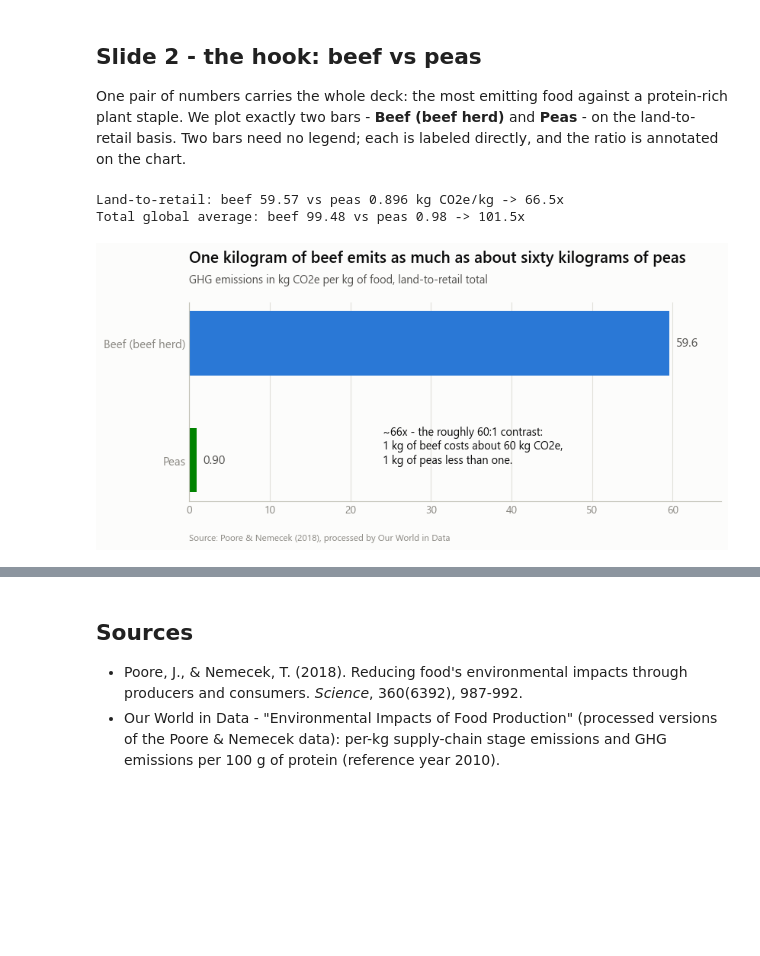
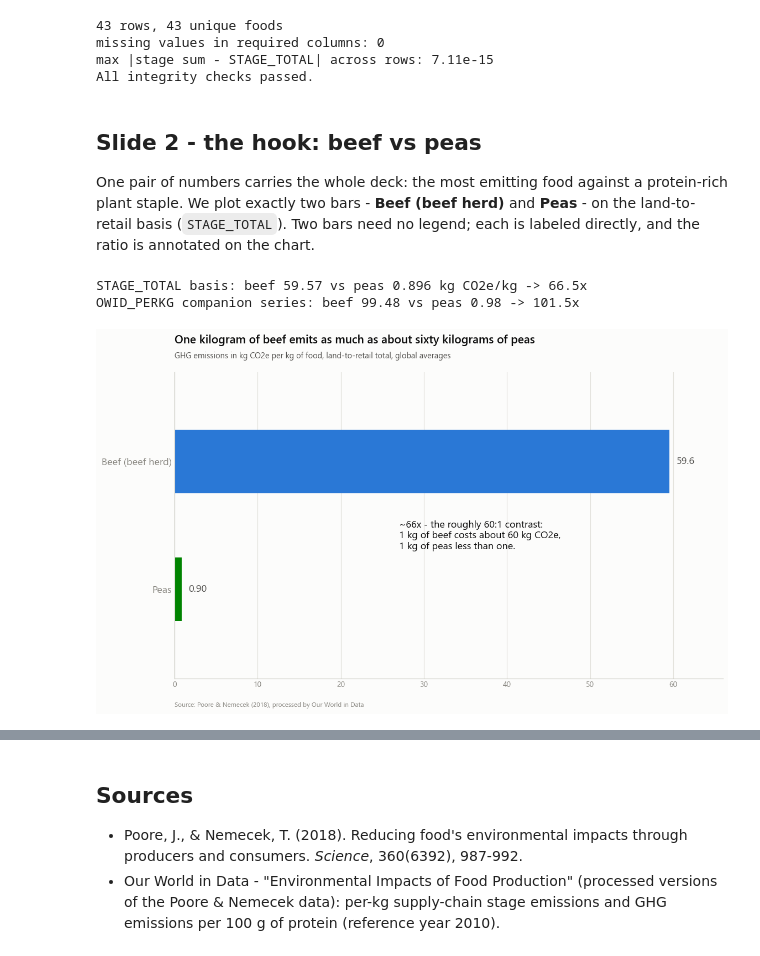
Before and after one commit to dombondyra/JH-2026-Final-Project, a Jupyter notebook: notebooks/01_food_emissions.ipynb, the cells around one changed output, grey strips where cells are left out. Cells and saved outputs as stored; diff of their text form; code cells hidden in the pictures; blank space fills up the shorter version.

```diff
--- a/notebooks/01_food_emissions.ipynb
+++ b/notebooks/01_food_emissions.ipynb
@@ -135,14 +143,17 @@ def cat_legend(ax, loc='lower right'):
               handlelength=1.2, handleheight=0.9)
 # %%
 perkg = pd.read_csv(DATA / 'Food_Product_Emissions.csv')
-TOTAL = 'Total from Land to Retail'                       # the project basis column
-AVG = 'Total Global Average GHG Emissions per kg'         # includes post-retail losses
+
+# The two totals carried by the source file, kept as separate named measures.
+# The repository does not document the exact scope difference between them.
+STAGE_TOTAL = 'Total from Land to Retail'                  # basis for all stage-column analyses
+OWID_PERKG = 'Total Global Average GHG Emissions per kg'   # companion global-average per-kg series
 
 perkg['Category'] = np.where(perkg['Food product'].isin(ANIMAL),
                              'Animal-based', 'Plant-based')
 
-print(f"{len(perkg)} foods | missing values: {int(perkg.isna().sum().sum())}")
+print(f"{len(perkg)} foods")
 print(perkg['Category'].value_counts().to_string())
-perkg.sort_values(TOTAL, ascending=False)[
-    ['Food product', 'Category', TOTAL, AVG]].head(8)
+perkg.sort_values(STAGE_TOTAL, ascending=False)[
+    ['Food product', 'Category', STAGE_TOTAL, OWID_PERKG]].head(8)
 # %% [output]
@@ -159,54 +170,83 @@ Animal-based    10
 | 12 | Coffee | Plant-based | 16.477 | 28.53 |
 | 35 | Shrimps (farmed) | Animal-based | 11.854 | 26.87 |
 | 27 | Palm Oil | Plant-based | 7.605 | 7.32 |
+# %%
+# Data integrity checks - each assert raises if the source data changes shape or content.
+STAGES = ['Land Use Change', 'Feed', 'Farm', 'Processing', 'Transport', 'Packaging', 'Retail']
+REQUIRED = ['Food product'] + STAGES + [STAGE_TOTAL, OWID_PERKG]
+
+# (a) exactly 43 foods, all unique
+n_unique = perkg['Food product'].nunique()
+print(f'{len(perkg)} rows, {n_unique} unique foods')
+assert len(perkg) == 43 and n_unique == 43, 'expected exactly 43 unique foods'
+
+# (b) no missing values in any required column
+n_missing = int(perkg[REQUIRED].isna().sum().sum())
+print(f'missing values in required columns: {n_missing}')
+assert n_missing == 0, 'missing values found in required columns'
+
+# (c) the seven stage columns sum to STAGE_TOTAL for every row
+stage_sum = perkg[STAGES].sum(axis=1)
+max_diff = float((stage_sum - perkg[STAGE_TOTAL]).abs().max())
+print(f'max |stage sum - STAGE_TOTAL| across rows: {max_diff:.2e}')
+assert np.isclose(stage_sum, perkg[STAGE_TOTAL], rtol=1e-6, atol=1e-6).all(), \
+    'stage columns do not sum to STAGE_TOTAL within tolerance'
+
+print('All integrity checks passed.')
+# %% [output]
+43 rows, 43 unique foods
+missing values in required columns: 0
+max |stage sum - STAGE_TOTAL| across rows: 7.11e-15
+All integrity checks passed.
 # %% [markdown]
 ## Slide 2 - the hook: beef vs peas
 
 One pair of numbers carries the whole deck: the most emitting food against a protein-rich
 plant staple. We plot exactly two bars - **Beef (beef herd)** and **Peas** - on the
-land-to-retail basis. Two bars need no legend; each is labeled directly, and the ratio
-is annotated on the chart.
+land-to-retail basis (`STAGE_TOTAL`). Two bars need no legend; each is labeled directly,
+and the ratio is annotated on the chart.
 # %%
-beef = perkg.loc[perkg['Food product'] == 'Beef (beef herd)', TOTAL].iloc[0]
-peas = perkg.loc[perkg['Food product'] == 'Peas', TOTAL].iloc[0]
+beef = perkg.loc[perkg['Food product'] == 'Beef (beef herd)', STAGE_TOTAL].iloc[0]
+peas = perkg.loc[perkg['Food product'] == 'Peas', STAGE_TOTAL].iloc[0]
 ratio = beef / peas
 
-beef_avg = perkg.loc[perkg['Food product'] == 'Beef (beef herd)', AVG].iloc[0]
-peas_avg = perkg.loc[perkg['Food product'] == 'Peas', AVG].iloc[0]
+beef_avg = perkg.loc[perkg['Food product'] == 'Beef (beef herd)', OWID_PERKG].iloc[0]
+peas_avg = perkg.loc[perkg['Food product'] == 'Peas', OWID_PERKG].iloc[0]
 ratio_avg = beef_avg / peas_avg
 
-print(f'Land-to-retail: beef {beef:.2f} vs peas {peas:.3f} kg CO2e/kg -> {ratio:.1f}x')
-print(f'Total global average: beef {beef_avg:.2f} vs peas {peas_avg:.2f} -> {ratio_avg:.1f}x')
+print(f'STAGE_TOTAL basis: beef {beef:.2f} vs peas {peas:.3f} kg CO2e/kg -> {ratio:.1f}x')
+print(f'OWID_PERKG companion series: beef {beef_avg:.2f} vs peas {peas_avg:.2f} -> {ratio_avg:.1f}x')
 
-fig, ax = plt.subplots(figsize=(9, 3.4))
+fig, ax = plt.subplots(figsize=(12.8, 7.2))
 foods = ['Peas', 'Beef (beef herd)']          # beef ends up on top
 vals = [peas, beef]
-ax.barh(foods, vals, height=0.55, color=[GREEN, BLUE])
+ax.barh(foods, vals, height=0.5, color=[GREEN, BLUE])
 
 for y, v in enumerate(vals):
-    ax.text(v + 0.8, y, fmt(v), va='center', ha='left', fontsize=11.5, color=SEC)
+    ax.text(v + 0.8, y, fmt(v), va='center', ha='left', fontsize=13, color=SEC)
 
 ax.annotate('~66x - the roughly 60:1 contrast:\n'
             '1 kg of beef costs about 60 kg CO2e,\n'
             '1 kg of peas less than one.',
-            xy=(24, 0.12), fontsize=10.5, color=INK, ha='left', va='center')
+            xy=(27, 0.42), fontsize=13, color=INK, ha='left', va='center')
 
 style_axes(ax)
 ax.set_xlim(0, 66)
 ax.set_xticks(range(0, 70, 10))
-ax.tick_params(axis='y', labelsize=11)
+ax.set_ylim(-0.7, 1.7)
+ax.tick_params(axis='y', labelsize=13)
 
 add_titles(ax,
            'One kilogram of beef emits as much as about sixty kilograms of peas',
-           'GHG emissions in kg CO2e per kg of food, land-to-retail total',
+           'GHG emissions in kg CO2e per kg of food, land-to-retail total, global averages',
            'Source: Poore & Nemecek (2018), processed by Our World in Data',
            source_pts=-30)
 
 fig.savefig(FIGS / 'fig_slide02_beef_vs_peas.png',
             dpi=200, bbox_inches='tight', facecolor=SURFACE)
 plt.show()
 # %% [output]
-Land-to-retail: beef 59.57 vs peas 0.896 kg CO2e/kg -> 66.5x
-Total global average: beef 99.48 vs peas 0.98 -> 101.5x
+STAGE_TOTAL basis: beef 59.57 vs peas 0.896 kg CO2e/kg -> 66.5x
+OWID_PERKG companion series: beef 99.48 vs peas 0.98 -> 101.5x
-[figure, old version]
+[figure, new version]
 # %% [markdown]
```
Also changed, not shown: parts of 19 cells of this notebook, 29 other files.
